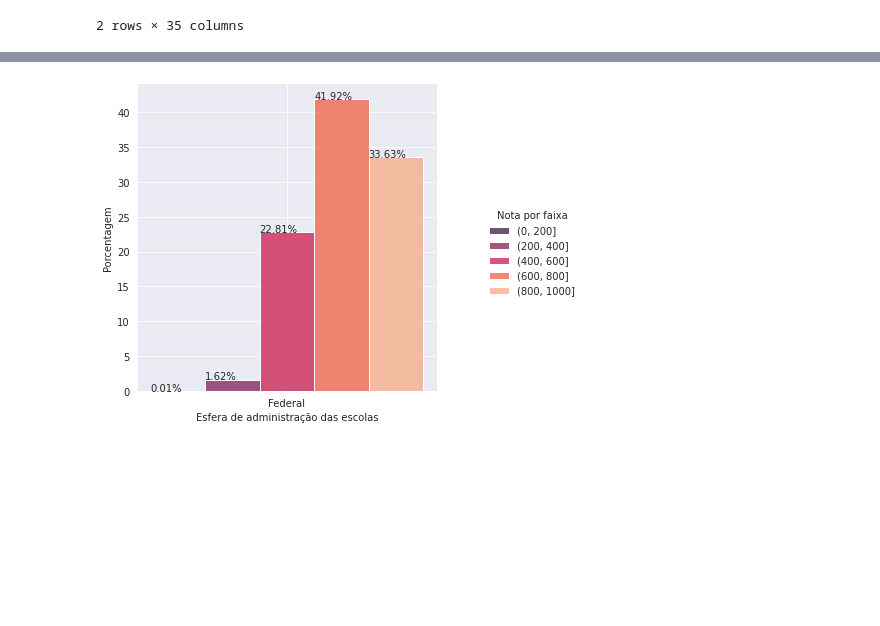
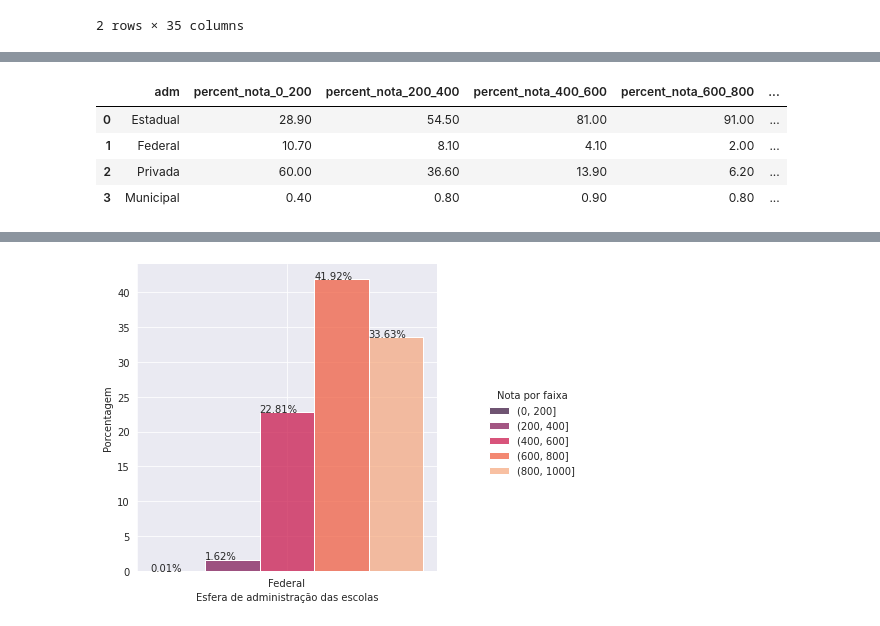
Before and after one commit to anasampa/data_analysis_enem, a Jupyter notebook: enem.ipynb, the cells around one changed output, grey strips where cells are left out. Cells and saved outputs as stored; diff of their text form; code cells hidden in the pictures; blank space fills up the shorter version.

```diff
--- a/enem.ipynb
+++ b/enem.ipynb
@@ -165,0 +187,11 @@ fig.set(xlabel='Esfera de administração das escolas', ylabel="Densidade")
+# %%
+# Valores de densidade por faixa de nota
+density_adm = (pd.DataFrame(np.array_split(values, 5),columns = ["Estadual","Federal","Privada", "Municipal"])*100).transpose().reset_index()
+density_adm.columns=["adm",'percent_nota_0_200','percent_nota_200_400','percent_nota_400_600','percent_nota_600_800','percent_nota_800_1000']
+density_adm
+# %% [output]
+|  | adm | percent_nota_0_200 | percent_nota_200_400 | percent_nota_400_600 | percent_nota_600_800 | ... |
+| 0 | Estadual | 28.90 | 54.50 | 81.00 | 91.00 | ... |
+| 1 | Federal | 10.70 | 8.10 | 4.10 | 2.00 | ... |
+| 2 | Privada | 60.00 | 36.60 | 13.90 | 6.20 | ... |
+| 3 | Municipal | 0.40 | 0.80 | 0.90 | 0.80 | ... |
```
Also changed, not shown: parts of 12 cells of this notebook.
